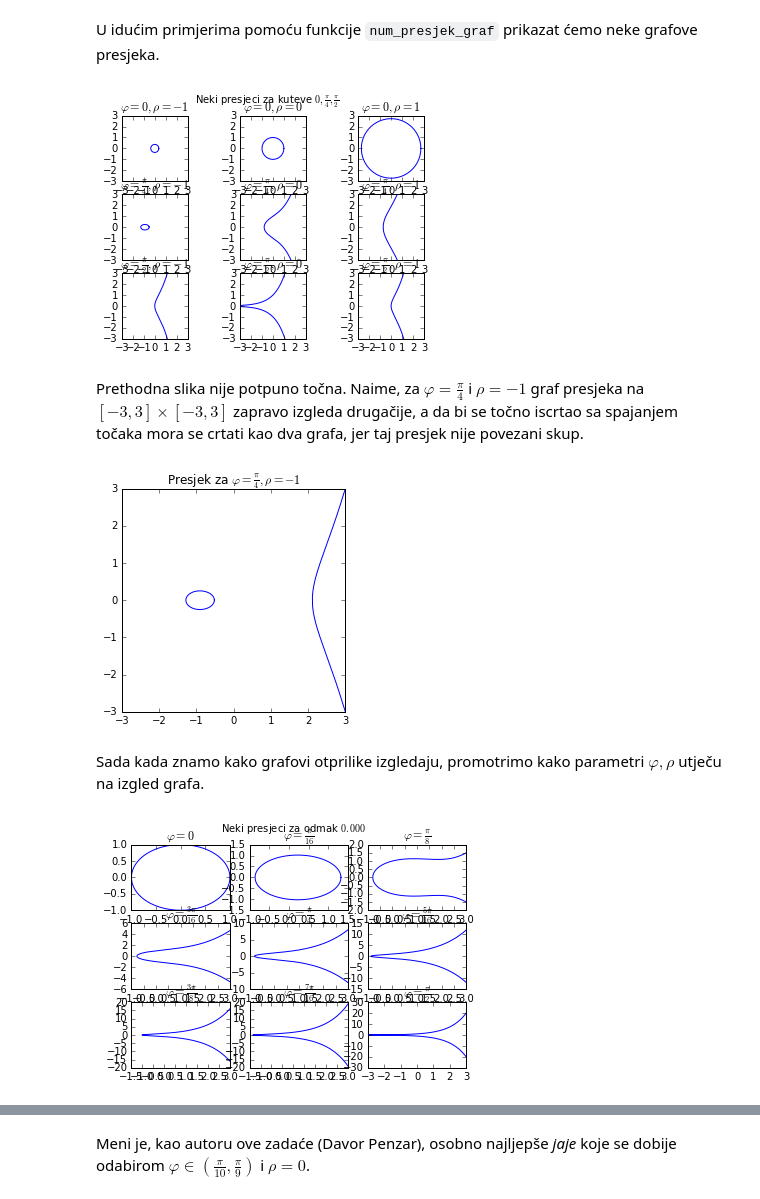
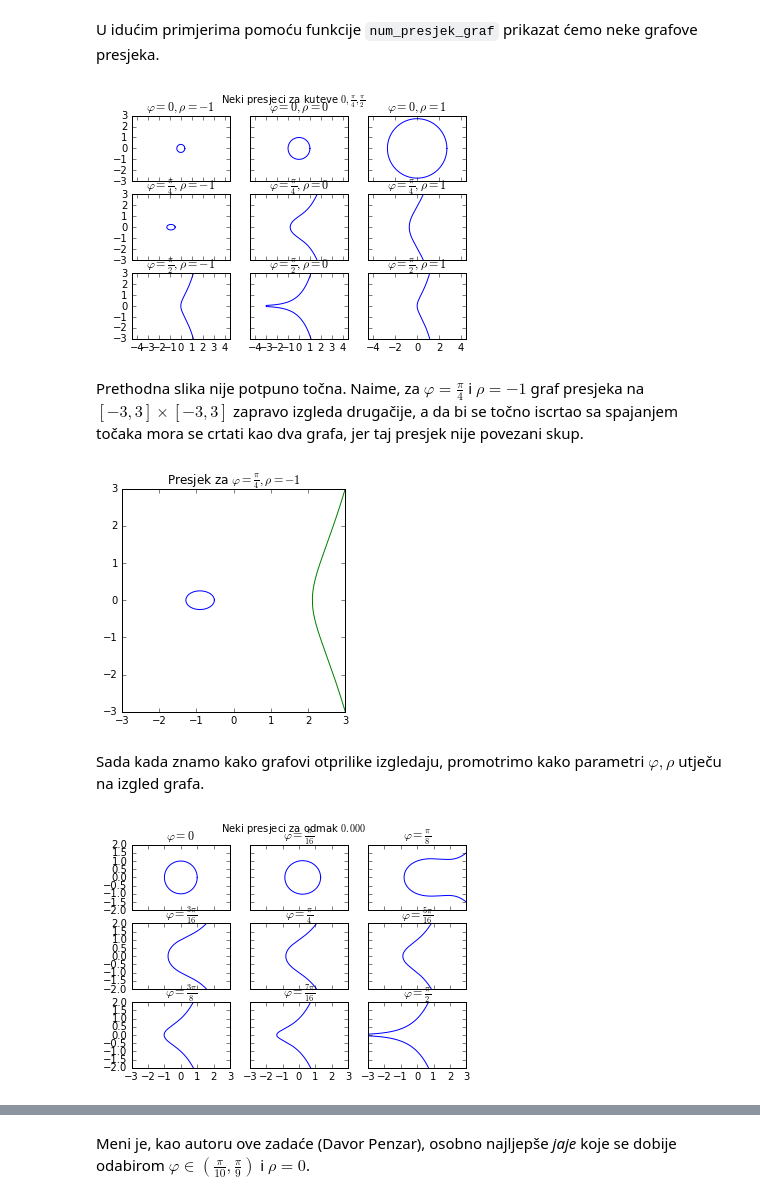
Before and after one commit to DavorPenzar/ms_zadaca1, a Jupyter notebook: zadaca1.ipynb, the cells around one changed output, grey strips where cells are left out. Cells and saved outputs as stored; diff of their text form; code cells hidden in the pictures.

```diff
--- a/zadaca1.ipynb
+++ b/zadaca1.ipynb
@@ -1155,38 +1154,38 @@ phi_txt = ['0', r"\frac{\pi}{4}", r"\frac{\pi}{2}"]
 rho_txt = ['{- 1}', '0', '1']
 
 # Slika grafova
-fig, axes = plt.subplots(3, 3)
+fig, axes = plt.subplots(3, 3, sharex = 'col', sharey = 'row')
 
 # Naslov slike
 fig.suptitle('Neki presjeci za kuteve $ {0:s} , {1:s} , {2:s} $'.
                  format(*tuple(phi_txt)))
 
 # Crtanje grafova
 for i in range(9):
     # Deduciranje podrucja crtanja grafa
     n = num_presjek_nult(phi[i // 3], rho[i % 3])
     if len(n) < 2:
         xmax = 3
     else:
         xmax = abs(max(n.min(), n.max(), key = abs))
 
     # Konstruiranje grafa
     axes[i // 3, i % 3].set_xlim(-3, 3)
     axes[i // 3, i % 3].set_ylim(-3, 3)
     axes[i // 3, i % 3].set_aspect('equal')
     axes[i // 3, i % 3].set_title(r"$ \varphi = {0:s}, \rho = {1:s} $".
                                       format(phi_txt[i // 3], rho_txt[i % 3]))
 
     # Crtanje grafa
     num_presjek_graf(phi[i // 3], rho[i % 3],
                      ax = axes[i // 3, i % 3],
                      xdata = np.linspace(-3, xmax, 1024),
                      close = (len(n) == 2))
 
 # Prikaz grafova
 plt.show()
 # %% [output]
-[figure, old version]
+[figure, new version]
 # %% [markdown]
 Prethodna slika nije potpuno točna. Naime, za $ \varphi = \frac{\pi}{4} $ i $ \rho = {- 1} $ graf presjeka na $ \left[ {- 3} , 3 \right] \times \left[ {- 3} , 3 \right] $ zapravo izgleda drugačije, a da bi se točno iscrtao sa spajanjem točaka mora se crtati kao dva grafa, jer taj presjek nije povezani skup.
 # %%
@@ -1207,13 +1206,13 @@ ax.set_aspect('equal')
 ax.set_title(r"Presjek za $ \varphi = \frac{\pi}{4} , \rho = {- 1} $")
 
 # Crtanje grafa
-num_presjek_graf(phi, rho, 'b-', ax = ax, xdata = x1, close = True)
-num_presjek_graf(phi, rho, 'b-', ax = ax, xdata = x2, close = False)
+num_presjek_graf(phi, rho, ax = ax, xdata = x1, close = True)
+num_presjek_graf(phi, rho, ax = ax, xdata = x2, close = False)
 
 # Prikaz grafa
 plt.show()
 # %% [output]
-[figure, old version]
+[figure, new version]
 # %% [markdown]
 Sada kada znamo kako grafovi otprilike izgledaju, promotrimo kako parametri $ \varphi , \rho $ utječu na izgled grafa.
 # %%
@@ -1224,7 +1223,7 @@ Sada kada znamo kako grafovi otprilike izgledaju, promotrimo kako parametri $ \v
 #UNOS = True
 UNOS = False
 
-# Dimenzije slike (r x c grafova)
+# Dimenzije slike (c x r grafova)
 r = 3
 c = 3
 
@@ -1243,13 +1242,16 @@ else:
     rho = 0.0
 
 # Slika grafova
-fig, axes = plt.subplots(r, c)
+fig, axes = plt.subplots(r, c, sharex = 'col', sharey = 'row')
 
 # Naslov slike
 fig.suptitle('Neki presjeci za odmak $ {0:.3f} $'.format(rho))
 
+# Granice grafa
+lim = (-2 * np.exp(2 * rho), 2 * np.exp(2 * rho))
+
 # Crtanje grafova
-for i in range(r * c):
+for i in range(k + 1):
     # Dedukcija grafa
     if r == 1 and c == 1:
         ax = axes
@@ -1258,6 +1260,11 @@ for i in range(r * c):
             ax = axes[i]
         else:
             ax = axes[i // c, i % c]
+
+    # Postavljanje granica grafa
+    ax.set_xlim(lim)
+    ax.set_ylim(lim)
+    ax.set_aspect('equal')
 
     # LaTeX tekstualna reprezentacija vrijednosti parametra phi
     if i == 0:
@@ -1296,7 +1303,7 @@ for i in range(r * c):
 # Prikaz grafova
 plt.show()
 # %% [output]
-[figure, old version]
+[figure, new version]
 # %%
 ## Progresija grafa presjeka s obzirom na parametar phi
 
```
Also changed, not shown: parts of 5 cells of this notebook.
